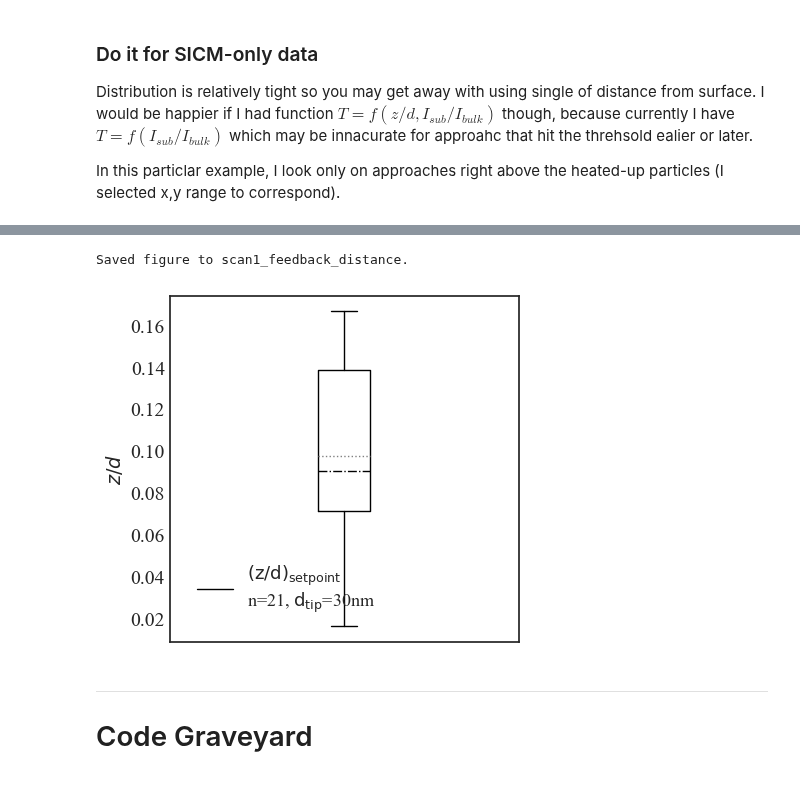
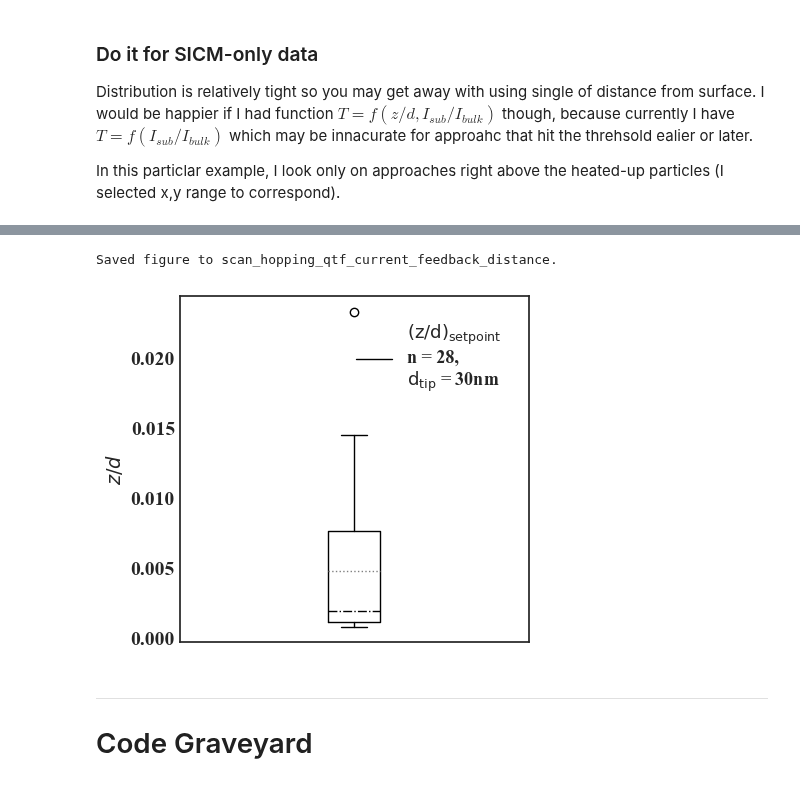
Before and after one commit to martinholub/sicm, a Jupyter notebook: notebooks/comsol.ipynb, the cells around one changed output, grey strips where cells are left out. Cells and saved outputs as stored; diff of their text form; code cells hidden in the pictures.

Commit message:
Replotting qtf-distance calib

```diff
--- a/notebooks/comsol.ipynb
+++ b/notebooks/comsol.ipynb
@@ -508,24 +513,25 @@ data_dir= ["S:/UsersData/Martin/2018/12_Dec/12/sicm/exp1",
 exp_name = ["scan_hopping_qtf_current", "scan1"]
 
 i_exps = []
-for (dd, en) in zip ([data_dir[1]], [exp_name[1]]):
+for (dd, en) in zip ([data_dir[0]], [exp_name[0]]):
     df = io.load_dataframe([dd, en + "_annot.pkl"])
     i_exp = df["Current1(A)"]["peaks_val"]/df["Current1(A)"]["baseline"]
     i_exps.append(i_exp)
 i_exp = np.hstack(i_exps)
 # %%
 z_rel = sicm_model.predict(i_exp)
-legend = r"$\rm{(z/d)_{setpoint}}$" + "\n" + \
-        r"n={}, $\rm{{d_{{tip}}}}$={:.0f}nm".format(len(z_rel), np.round(2*r_i*1e9))
+legend = r"$\rm{{(z/d)_{{setpoint}}}}$" + "\n" + \
+        r"n = {}," + "\n" + r"$\rm{{d_{{tip}}}}$ = {:.0f}nm"
+legend = legend.format(len(z_rel), np.round(2*r_i*1e9))
 
 suffix = "_combined_" if len(i_exps) > 1 else ""
 fname = en + suffix +"_feedback_distance"
 
 plots.boxplot_generic(z_rel, "", r"$z/d$", legend = legend,
                      fname = fname)
 # %% [output]
-Saved figure to scan1_feedback_distance.
+Saved figure to scan_hopping_qtf_current_feedback_distance.
-[figure, old version]
+[figure, new version]
 # %% [markdown]
 -------------
 # Code Graveyard
```
Also changed, not shown: parts of 8 cells of this notebook, 3 other files.
